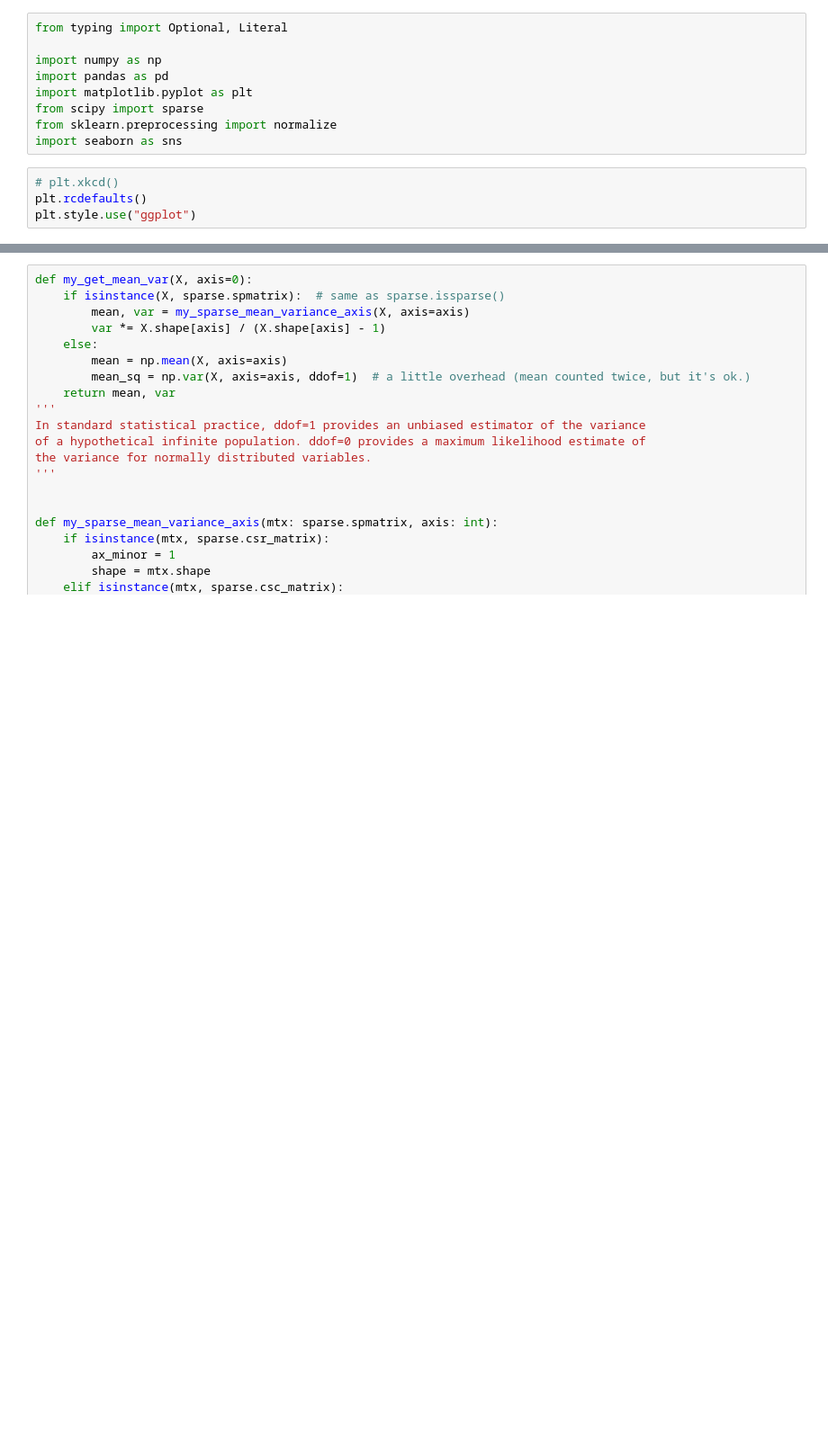
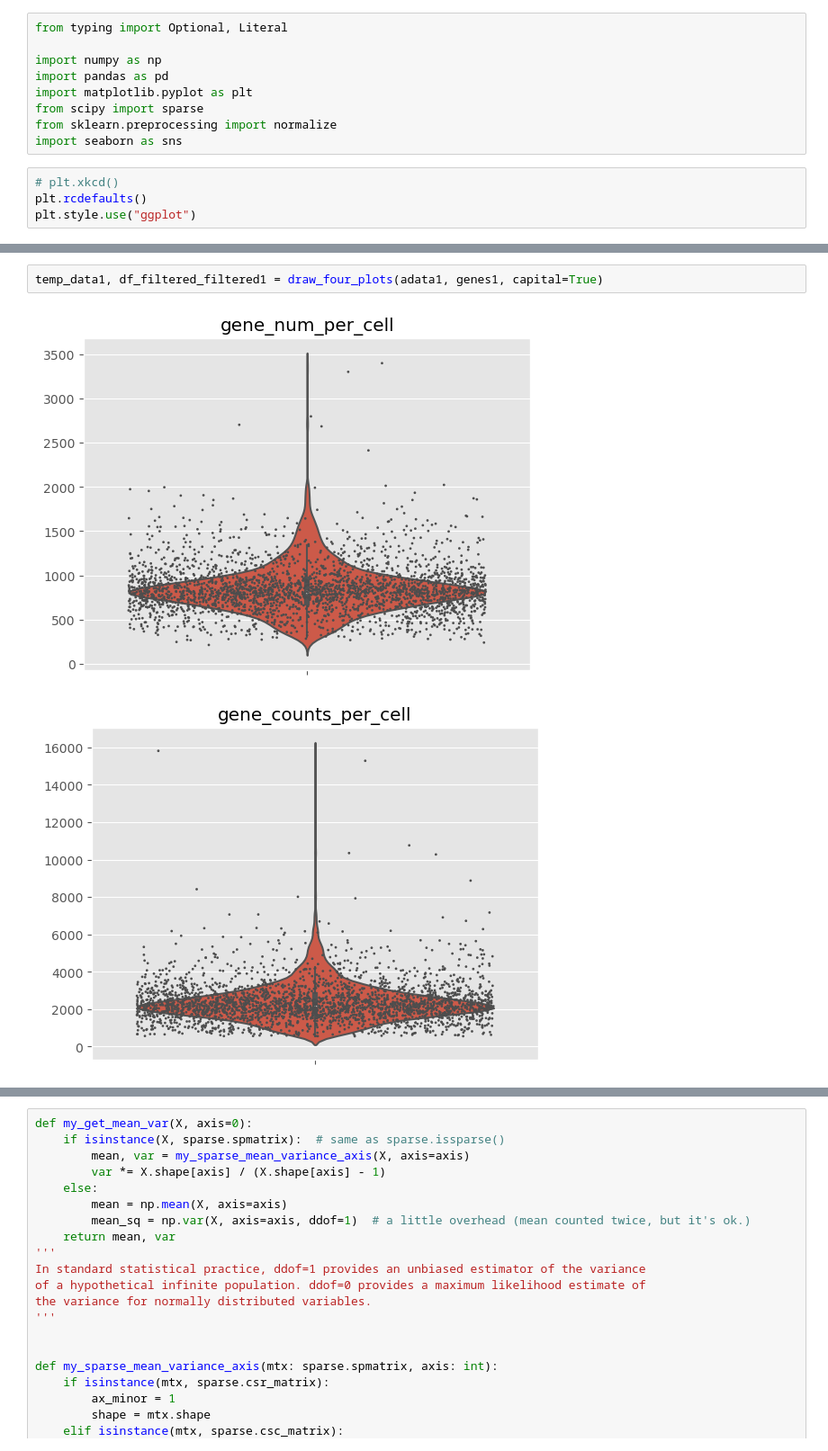
Before and after one commit to whatever60/learn, a Jupyter notebook: single_cell/scanpy/tutorial/preprocessing_clustering_better.ipynb, the cells around one changed output, grey strips where cells are left out. Shown at 90% size. Drawn from its saved outputs; the diff is of its cells as text; blank space fills up the shorter version.

```diff
--- a/single_cell/scanpy/tutorial/preprocessing_clustering_better.ipynb
+++ b/single_cell/scanpy/tutorial/preprocessing_clustering_better.ipynb
@@ -113,0 +152,5 @@ adata_filtered_twice_norm_log1plus.mean()
+# %%
+temp_data1, df_filtered_filtered1 = draw_four_plots(adata1, genes1, capital=True)
+# %% [output]
+[figure, added]
+[figure, added]
```
Also changed, not shown: parts of 80 cells of this notebook.
